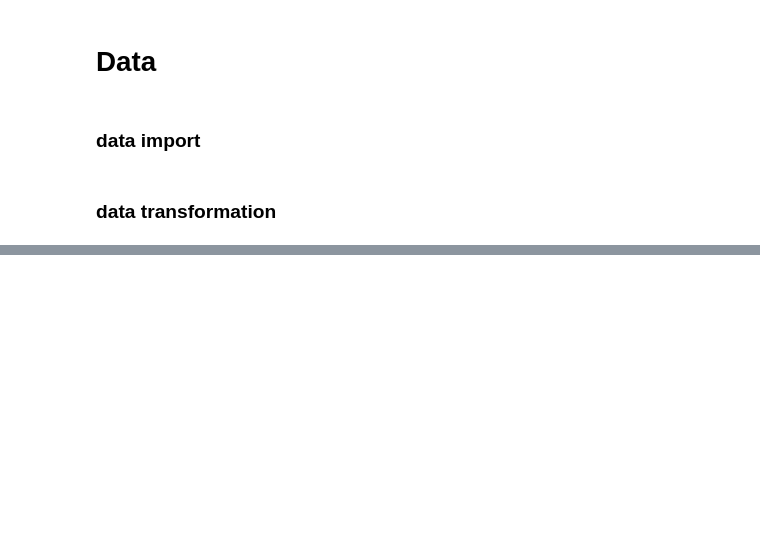
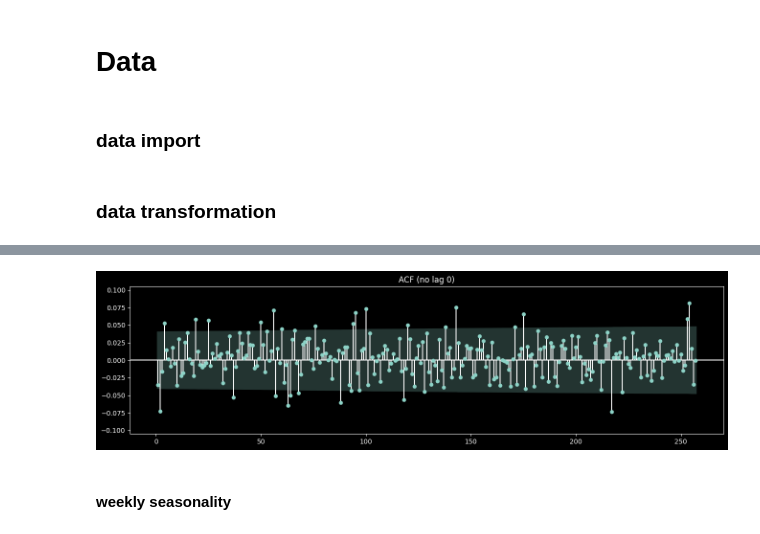
Before and after one commit to szm4c/market-regime-classification, a Jupyter notebook: notebooks/03_arma_garch_exploration.ipynb, the cells around one changed output, grey strips where cells are left out. Drawn from its saved outputs; the diff is of its cells as text; code cells hidden in the pictures; blank space fills up the shorter version.

```diff
--- a/notebooks/03_arma_garch_exploration.ipynb
+++ b/notebooks/03_arma_garch_exploration.ipynb
@@ -51,0 +164,4 @@ df
+# %%
+lags = x.groupby(x.index.year).count().max()
+print(lags)
+display(x.groupby(x.index.year).count())
@@ -51,0 +182,10 @@ df
+# %%
+fig, ax = plt.subplots(figsize=(16, 4))
+plot_acf(x, ax=ax, lags=lags, zero=False)
+ax.set_title("ACF (no lag 0)")
+_tight_symmetric_ylim(ax)
+plt.show()
+# %% [output]
+[figure, added]
+# %% [markdown]
+#### weekly seasonality
```
Also changed, not shown: parts of 34 cells of this notebook, 4 other files.
